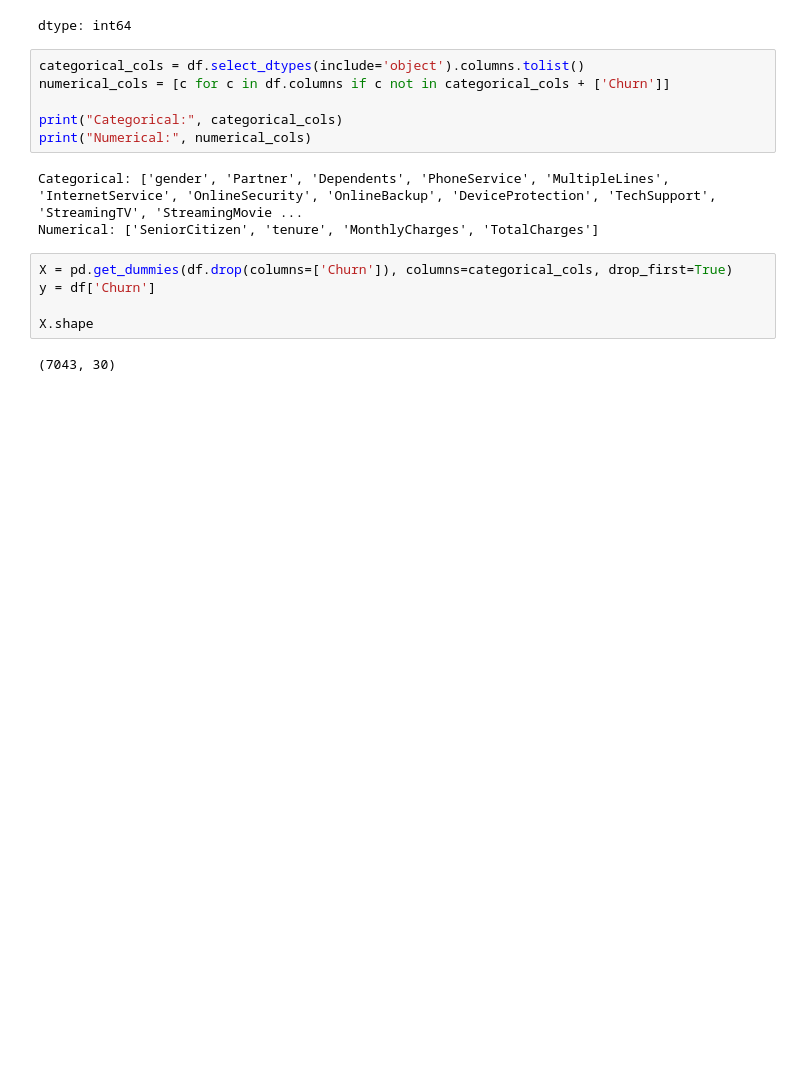
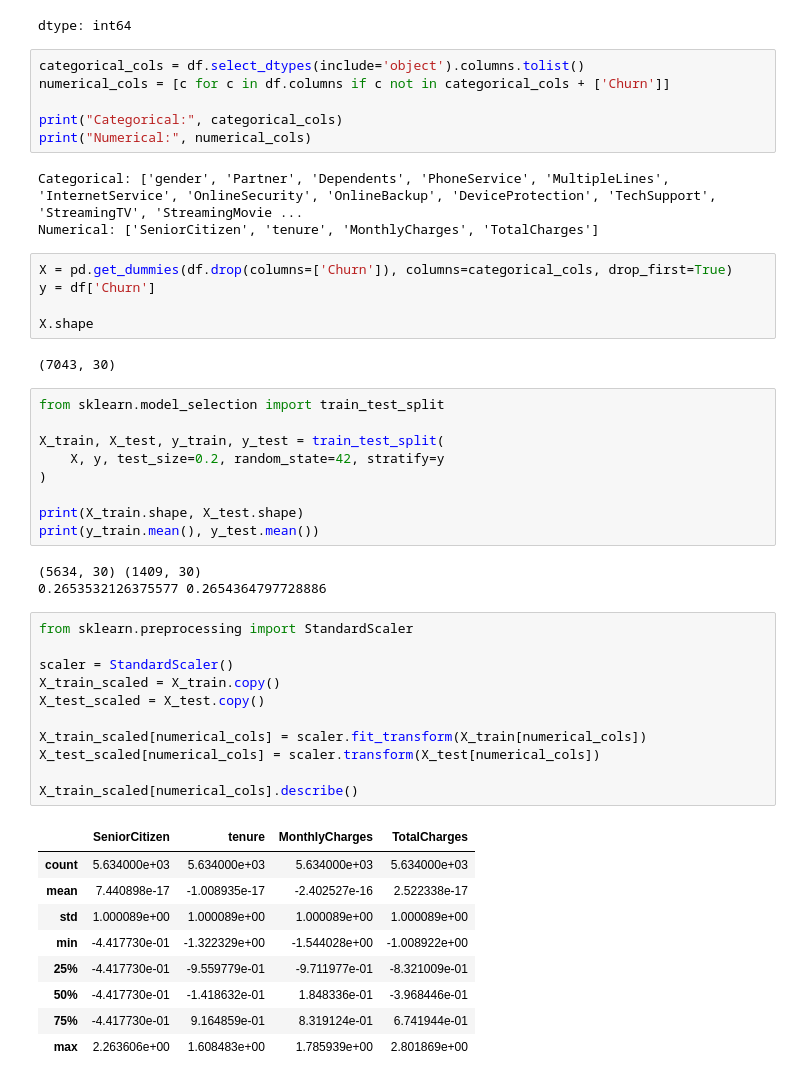
Before and after one commit to Sachit-07/customer-churn-predictor, a Jupyter notebook: churn_predictor.ipynb, the cells around one changed output. Cells and saved outputs as stored; diff of their text form; blank space fills up the shorter version.

Commit message:
Task 2: encode categoricals, train/test split with stratify, scale numerical features

```diff
--- a/churn_predictor.ipynb
+++ b/churn_predictor.ipynb
@@ -88,3 +88,36 @@ y = df['Churn']
 X.shape
 # %% [output]
 (7043, 30)
+# %%
+from sklearn.model_selection import train_test_split
+
+X_train, X_test, y_train, y_test = train_test_split(
+    X, y, test_size=0.2, random_state=42, stratify=y
+)
+
+print(X_train.shape, X_test.shape)
+print(y_train.mean(), y_test.mean())
+# %% [output]
+(5634, 30) (1409, 30)
+0.2653532126375577 0.2654364797728886
+# %%
+from sklearn.preprocessing import StandardScaler
+
+scaler = StandardScaler()
+X_train_scaled = X_train.copy()
+X_test_scaled = X_test.copy()
+
+X_train_scaled[numerical_cols] = scaler.fit_transform(X_train[numerical_cols])
+X_test_scaled[numerical_cols] = scaler.transform(X_test[numerical_cols])
+
+X_train_scaled[numerical_cols].describe()
+# %% [output]
+|  | SeniorCitizen | tenure | MonthlyCharges | TotalCharges |
+| count | 5.634000e+03 | 5.634000e+03 | 5.634000e+03 | 5.634000e+03 |
+| mean | 7.440898e-17 | -1.008935e-17 | -2.402527e-16 | 2.522338e-17 |
+| std | 1.000089e+00 | 1.000089e+00 | 1.000089e+00 | 1.000089e+00 |
+| min | -4.417730e-01 | -1.322329e+00 | -1.544028e+00 | -1.008922e+00 |
+| 25% | -4.417730e-01 | -9.559779e-01 | -9.711977e-01 | -8.321009e-01 |
+| 50% | -4.417730e-01 | -1.418632e-01 | 1.848336e-01 | -3.968446e-01 |
+| 75% | -4.417730e-01 | 9.164859e-01 | 8.319124e-01 | 6.741944e-01 |
+| max | 2.263606e+00 | 1.608483e+00 | 1.785939e+00 | 2.801869e+00 |
```
